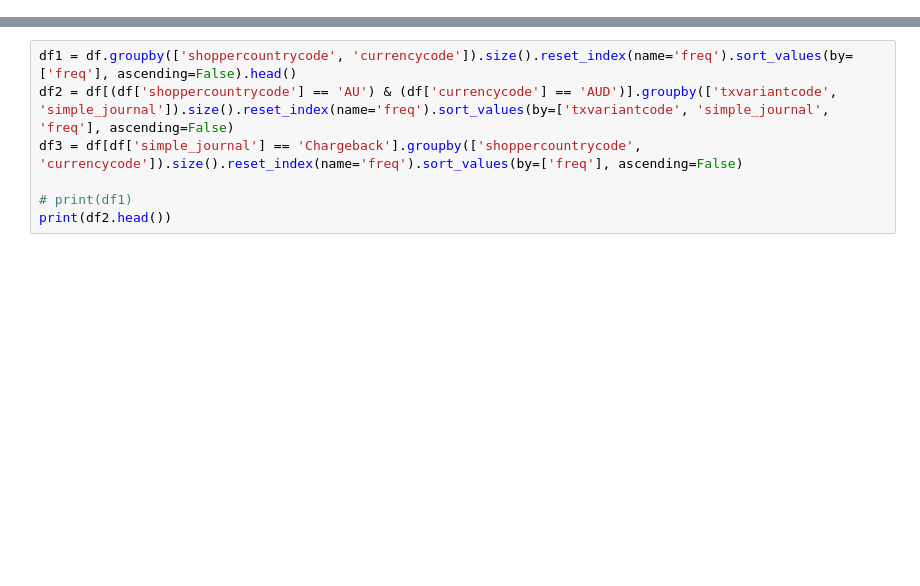
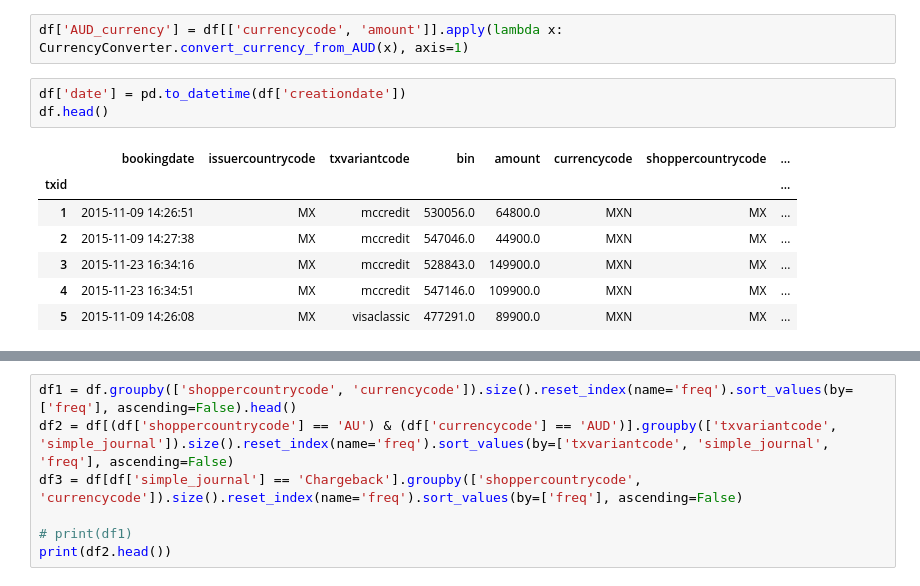
Before and after one commit to marius-pop0/CybeDataAnlaytics, a Jupyter notebook: main.ipynb, the cells around one changed output, grey strips where cells are left out. Cells and saved outputs as stored; diff of their text form; blank space fills up the shorter version.

```diff
--- a/main.ipynb
+++ b/main.ipynb
@@ -12,0 +33,13 @@ df = df[df['simple_journal'] != 'Refused']
+# %%
+df['AUD_currency'] = df[['currencycode', 'amount']].apply(lambda x: CurrencyConverter.convert_currency_from_AUD(x), axis=1)
+# %%
+df['date'] = pd.to_datetime(df['creationdate'])
+df.head()
+# %% [output]
+|  | bookingdate | issuercountrycode | txvariantcode | bin | amount | currencycode | shoppercountrycode | ... |
+| txid |  |  |  |  |  |  |  | ... |
+| 1 | 2015-11-09 14:26:51 | MX | mccredit | 530056.0 | 64800.0 | MXN | MX | ... |
+| 2 | 2015-11-09 14:27:38 | MX | mccredit | 547046.0 | 44900.0 | MXN | MX | ... |
+| 3 | 2015-11-23 16:34:16 | MX | mccredit | 528843.0 | 149900.0 | MXN | MX | ... |
+| 4 | 2015-11-23 16:34:51 | MX | mccredit | 547146.0 | 109900.0 | MXN | MX | ... |
+| 5 | 2015-11-09 14:26:08 | MX | visaclassic | 477291.0 | 89900.0 | MXN | MX | ... |
```
Also changed, not shown: parts of 6 cells of this notebook, 3 other files.
